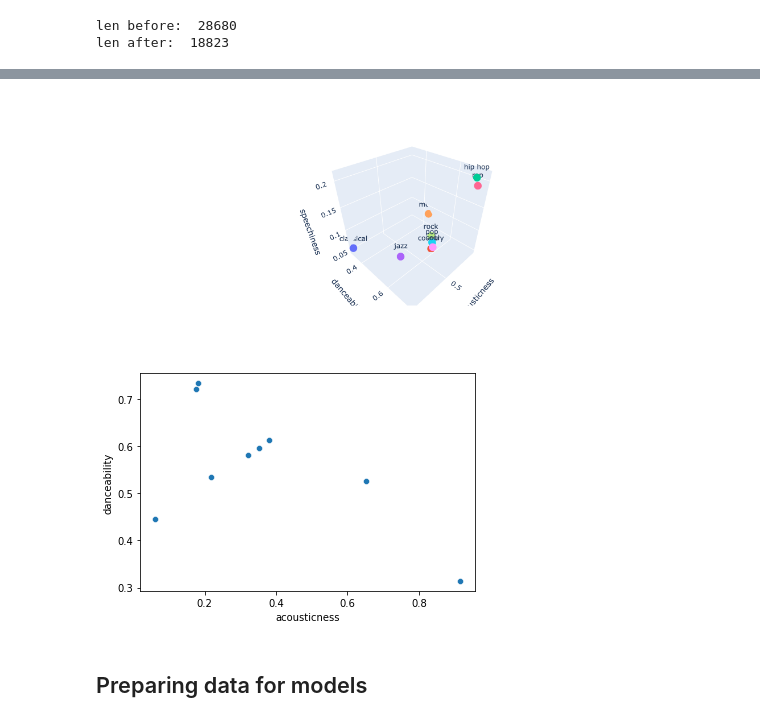
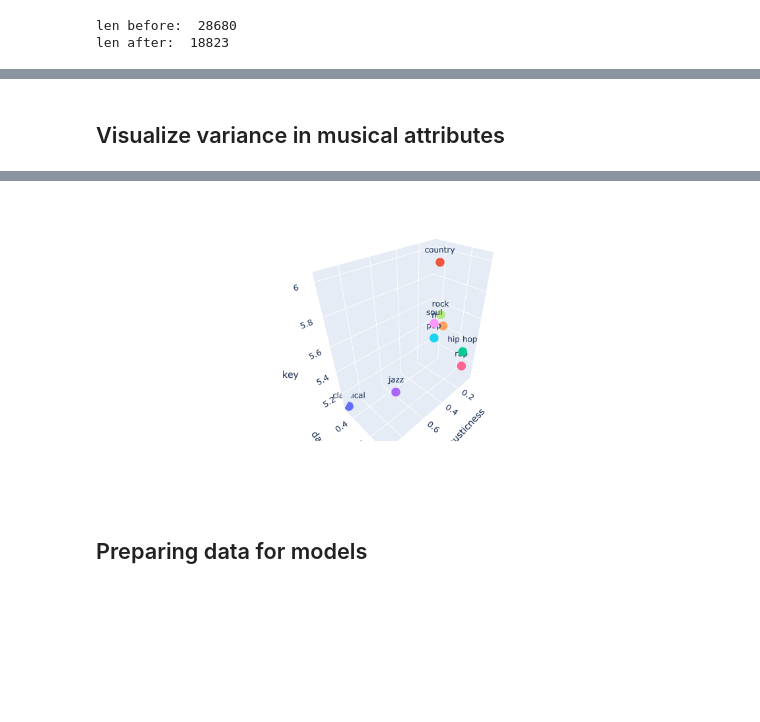
Before and after one commit to chriskeating/grammy-predictions, a Jupyter notebook: popularity.ipynb, the cells around one changed output, grey strips where cells are left out. Drawn from its saved outputs; the diff is of its cells as text; code cells hidden in the pictures; blank space fills up the shorter version.

```diff
--- a/popularity.ipynb
+++ b/popularity.ipynb
@@ -81,18 +68,16 @@ grouped.head(1)
 # %% [output]
 |  | genre_summary | acousticness | danceability | duration_ms | energy | instrumentalness | liveness | loudness | ... |
 | 0 | classical | 0.914422 | 0.314066 | 329879.449456 | 0.171092 | 0.532464 | 0.177933 | -20.35904 | ... |
+# %% [markdown]
+## Visualize variance in musical attributes
 # %%
-fig = px.scatter_3d(grouped, x='acousticness', y='danceability',  z='speechiness',color='genre_summary', text='genre_summary')
+fig = px.scatter_3d(grouped, x='acousticness', y='danceability',  z='key',color='genre_summary', text='genre_summary')
 fig.update_traces(textposition='top center')
 fig.update_layout(showlegend=False)
 fig.show()
 # %% [output]
 [interactive output not drawn]
-[figure, old version]
+[figure, new version]
-# %%
-sns.scatterplot(x=grouped['acousticness'], y=grouped['danceability']);
-# %% [output]
-[figure, removed]
 # %% [markdown]
 ## Preparing data for models
 # %%
```
Also changed, not shown: parts of 29 cells of this notebook.
